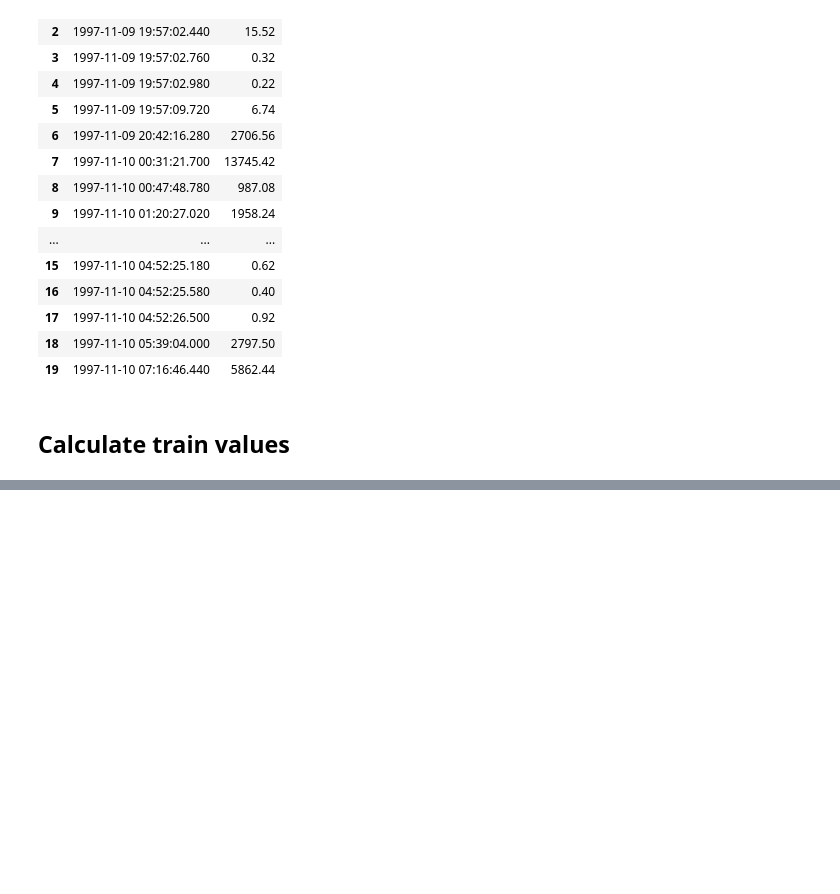
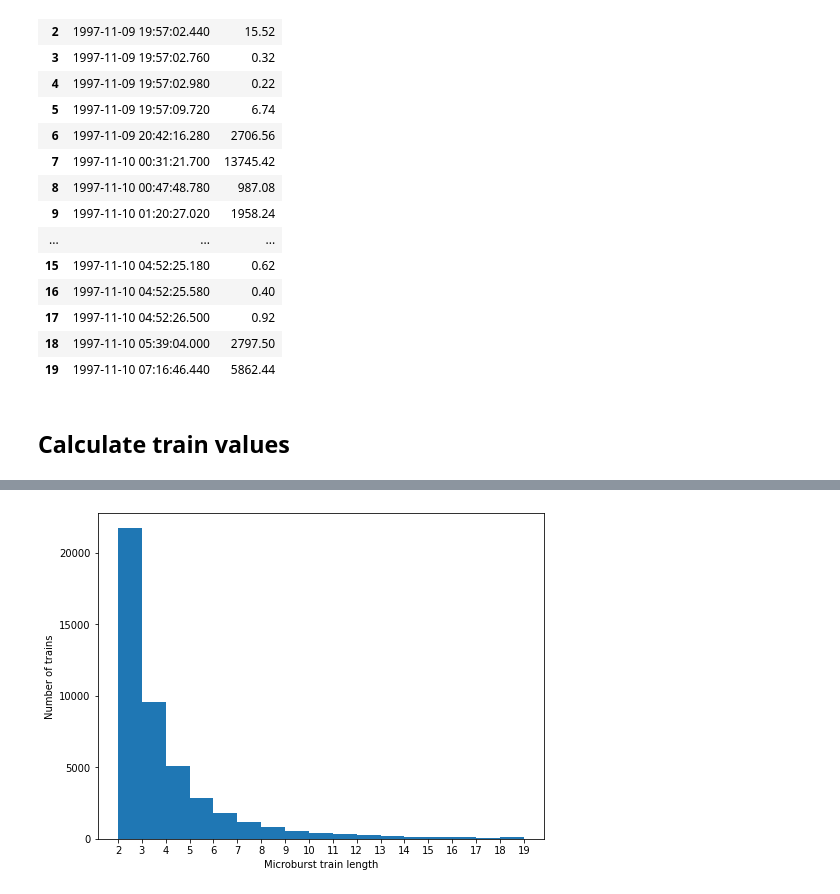
Before and after one commit to mshumko/sampex_microburst_indices, a Jupyter notebook: sampex_microburst_indices/analysis/microburst_trains.ipynb, the cells around one changed output, grey strips where cells are left out. Cells and saved outputs as stored; diff of their text form; code cells hidden in the pictures; blank space fills up the shorter version.

Commit message:
Added a histogram of the microburst train lengths.

```diff
--- a/sampex_microburst_indices/analysis/microburst_trains.ipynb
+++ b/sampex_microburst_indices/analysis/microburst_trains.ipynb
@@ -181,0 +177,8 @@ trains.head()
+# %%
+train_bins = np.arange(2, 20)
+fig, cx = plt.subplots(figsize=(8,6))
+cx.hist(trains['n_microbursts'], bins=train_bins)
+cx.set_xticks(train_bins)
+cx.set(xlabel='Microburst train length', ylabel='Number of trains');
+# %% [output]
+[figure, added]
```
Also changed, not shown: parts of 2 cells of this notebook.
